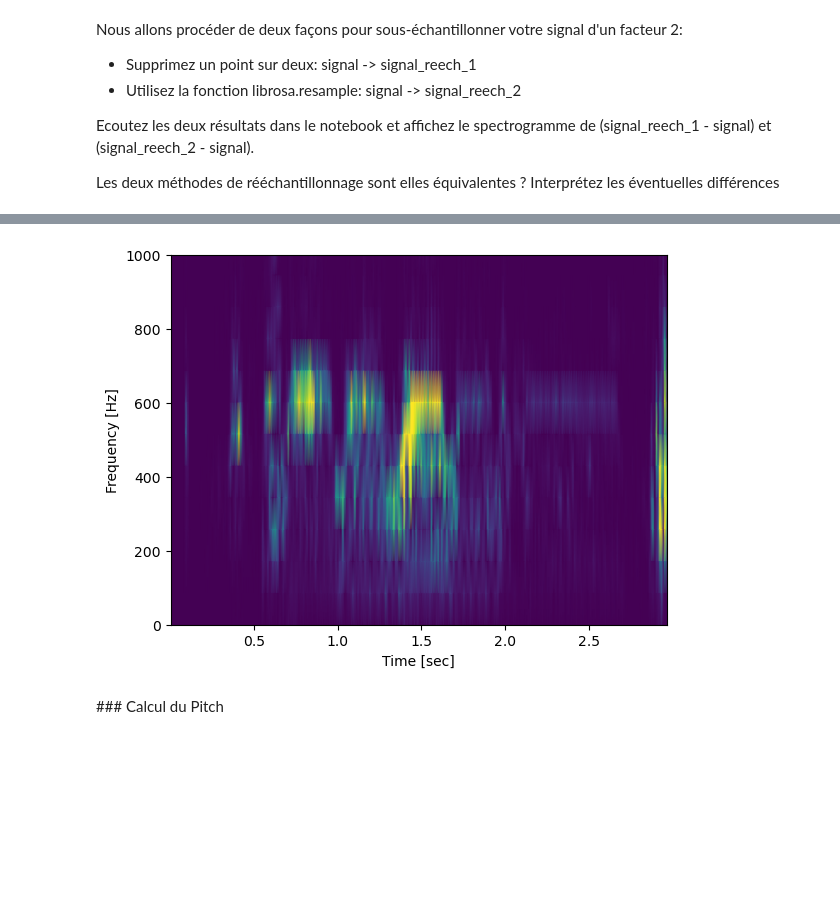
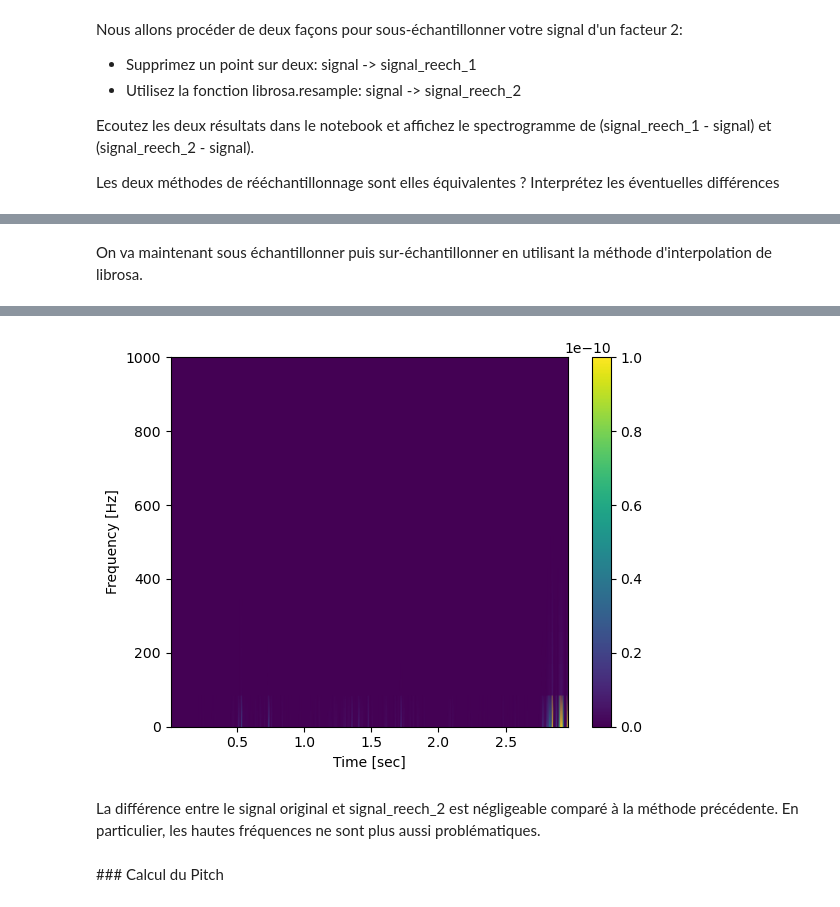
Before and after one commit to ArnaudGardille/Deep-Learning-Signal, a Jupyter notebook: dls_tp1.ipynb, the cells around one changed output, grey strips where cells are left out. Drawn from its saved outputs; the diff is of its cells as text; code cells hidden in the pictures; blank space fills up the shorter version.

```diff
--- a/dls_tp1.ipynb
+++ b/dls_tp1.ipynb
@@ -127,0 +121,3 @@ np.repeat(rec,facteur_sous_ech).shape
+# %%
+signal_original = rec
+Audio(signal_original, autoplay=True, rate=y)
@@ -164,17 +170,24 @@ plt.show()
+# %% [markdown]
+On va maintenant sous échantillonner puis sur-échantillonner en utilisant la méthode d'interpolation de librosa.
 # %%
-signal_reech_2 = librosa.resample(rec, y, y/facteur_sous_ech)
-Audio(signal_reech_2, autoplay=True, rate=y/facteur_sous_ech)
+signal_reech_2 = librosa.resample(signal_original, y, y/2)
+signal_reech_2 = librosa.resample(signal_reech_2, y/2, y)
+Audio(signal_reech_2, autoplay=True, rate=y)
 # %% [output]
 [interactive output not drawn]
 # %%
-f, t, Sxx = scipy.signal.spectrogram(rec - np.repeat(signal_reech_2,facteur_sous_ech)[:len(rec)], y)
-plt.pcolormesh(t, f,Sxx, shading='gouraud', vmax=vmax)
+f, t, Sxx = scipy.signal.spectrogram(signal_original - signal_reech_2, y)
+pcm = plt.pcolormesh(t, f,Sxx, shading='gouraud', vmax=1e-10)
 plt.ylabel('Frequency [Hz]')
 plt.xlabel('Time [sec]')
 plt.ylim(ymax=1000) #or yl
+plt.colorbar(pcm)
+
 plt.show()
 # %% [output]
-[figure, old version]
+[figure, new version]
+# %% [markdown]
+La différence entre le signal original et signal_reech_2 est négligeable comparé à la méthode précédente. En particulier, les hautes fréquences ne sont plus aussi problématiques.
 # %% [markdown]
 ### Calcul du Pitch
 # %% [markdown]
```
Also changed, not shown: parts of 20 cells of this notebook.
